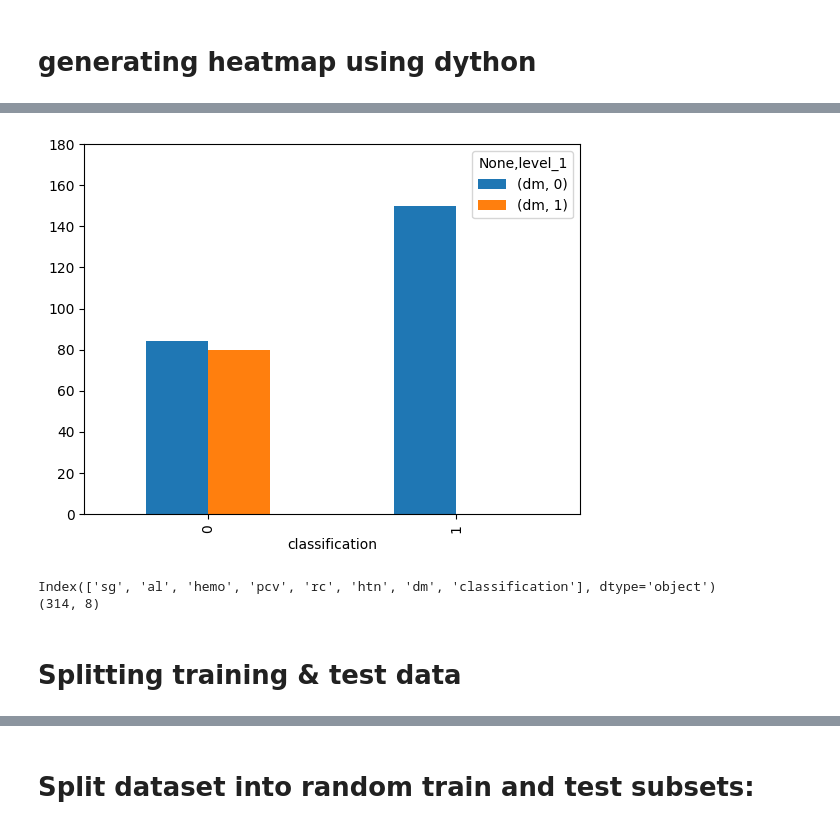
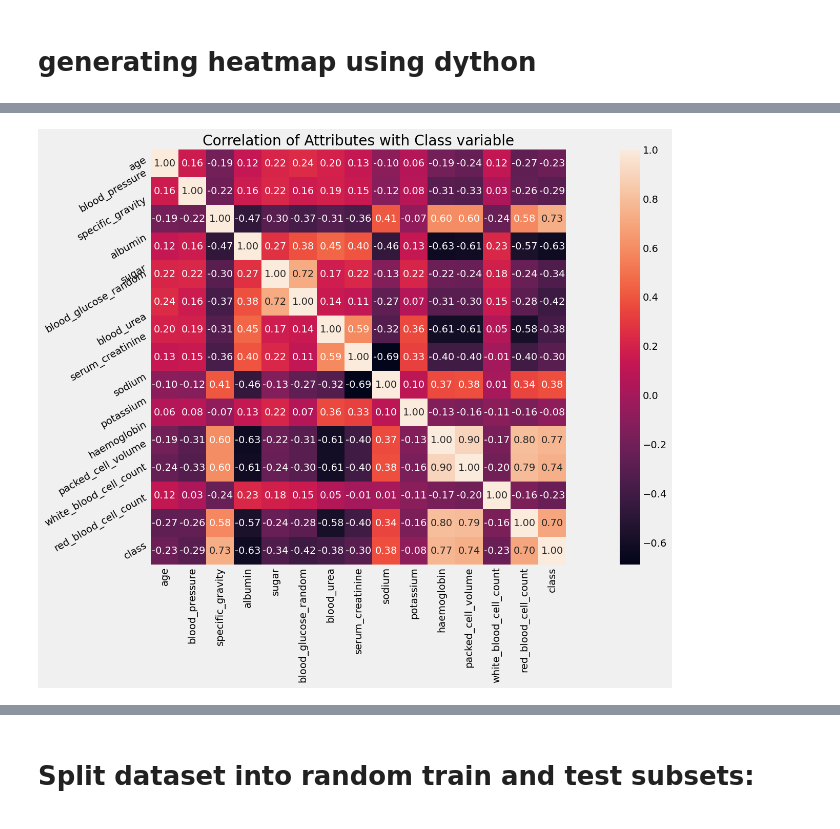
Before and after one commit to Shadman1077/Chronic-Kidney-Disease-Prediction, a Jupyter notebook: preprocessing.ipynb, the cells around one changed output, grey strips where cells are left out. Cells and saved outputs as stored; diff of their text form; code cells hidden in the pictures.

```diff
--- a/preprocessing.ipynb
+++ b/preprocessing.ipynb
@@ -328,8 +260,0 @@ plt.show()
-# %%
-pd.DataFrame(df_clean.groupby('classification')['dm'].apply(lambda x: x.value_counts())).reset_index().pivot(
-    index = 'classification', columns = 'level_1').plot.bar(stacked=False)
-plt.yticks(range(0, 200, 20))
-
-plt.show()
-# %% [output]
-[figure, removed]
@@ -338,8 +260,0 @@ df_final =  df_clean.drop(['age','bp','su','pcc','ba','bgr','bu','sc','pot','wc'
-# %%
-print(df_final.columns)
-print(df_final.shape)
-# %% [output]
-Index(['sg', 'al', 'hemo', 'pcv', 'rc', 'htn', 'dm', 'classification'], dtype='object')
-(314, 8)
-# %% [markdown]
-# Splitting training & test data
@@ -347,0 +261,11 @@ from sklearn.model_selection import train_test_split
+# %%
+numeric_df = dataset.select_dtypes(include='number')  # Select only numeric columns
+plt.figure(figsize=(24, 10))
+plt.title('Correlation of Attributes with Class variable')
+correlation = numeric_df.corr()
+a = sns.heatmap(correlation, square=True, annot=True, fmt='.2f', linecolor='white')
+a.set_xticklabels(a.get_xticklabels(), rotation=90)
+a.set_yticklabels(a.get_yticklabels(), rotation=30)
+plt.show()
+# %% [output]
+[figure, added]
```
Also changed, not shown: parts of 112 cells of this notebook, 2 other files.
